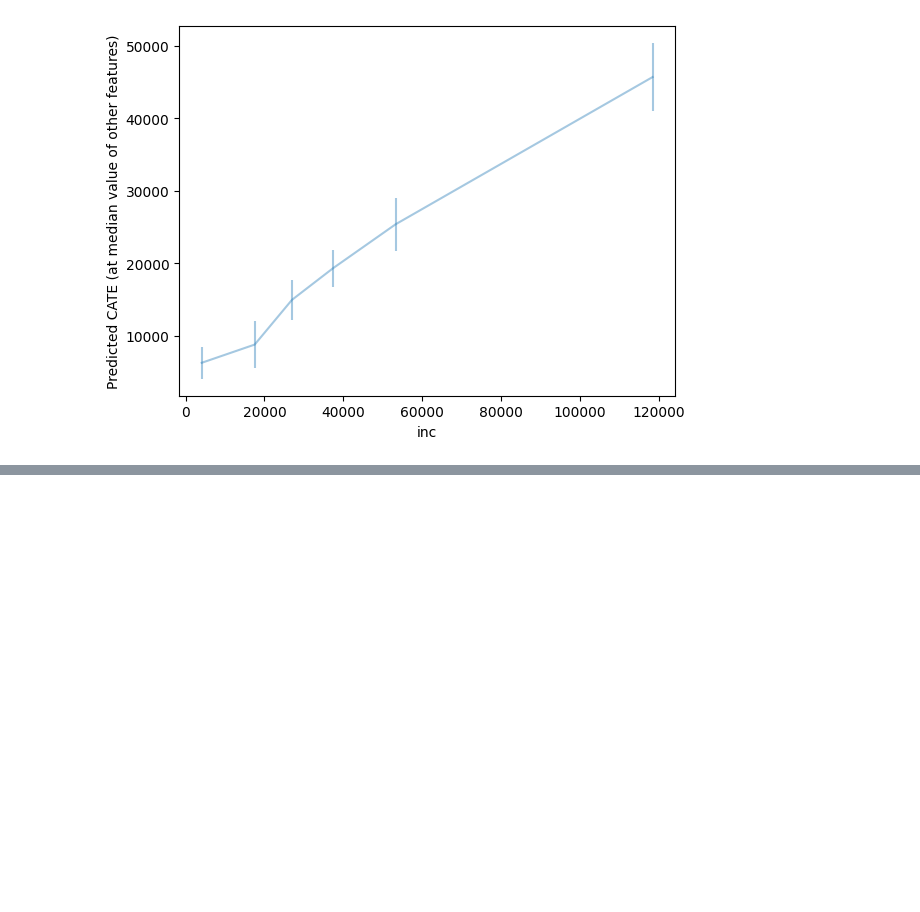
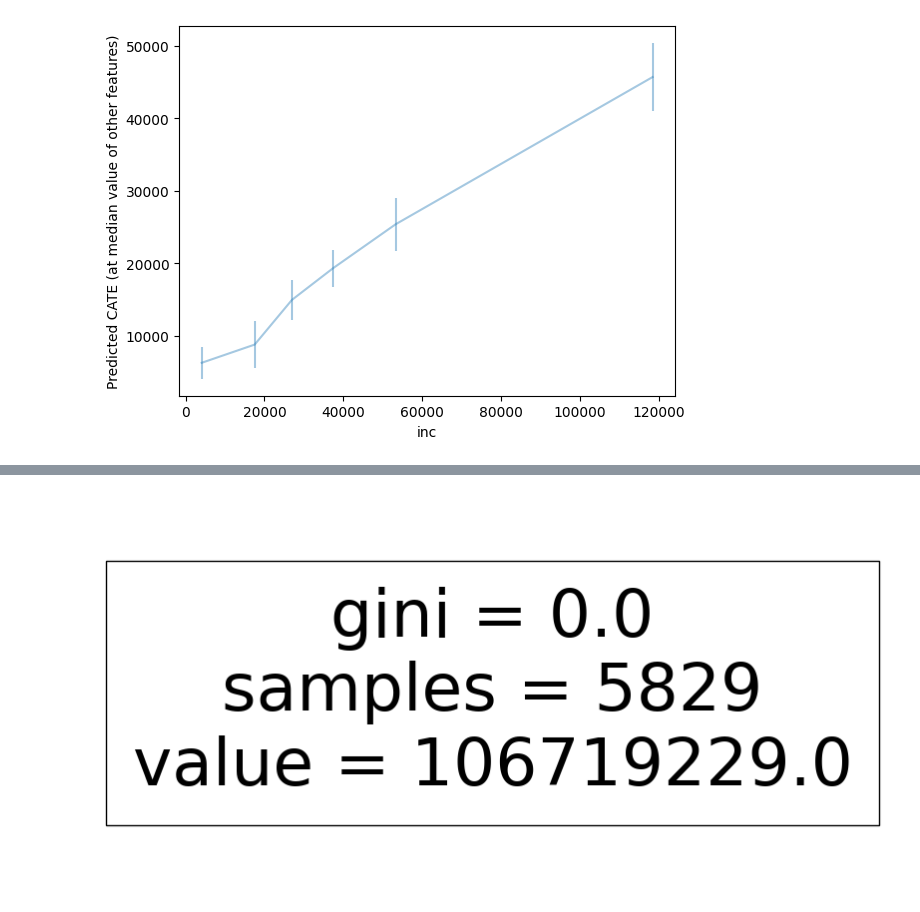
Before and after one commit to stanford-msande228/winter23, a Jupyter notebook: CATE-estimation.ipynb, the cells around one changed output, grey strips where cells are left out. Saved outputs shown, nothing was run; the diff lists cells and outputs as text; code cells hidden in the pictures; blank space fills up the shorter version.

```diff
--- a/CATE-estimation.ipynb
+++ b/CATE-estimation.ipynb
@@ -1040,0 +1061,11 @@ plt.show()
+# %%
+true_cates = true_cate(X)
+oracle_policy = DecisionTreeClassifier(max_depth=2, min_impurity_decrease=1e-3).fit(Z, np.sign(true_cates),
+                                                                                    sample_weight=np.abs(true_cates))
+# %%
+from sklearn.tree import plot_tree
+plt.figure(figsize=(10, 5))
+plot_tree(oracle_policy, filled=True)
+plt.show()
+# %% [output]
+[figure, added]
```
Also changed, not shown: parts of 5 cells of this notebook, 3 other files.
